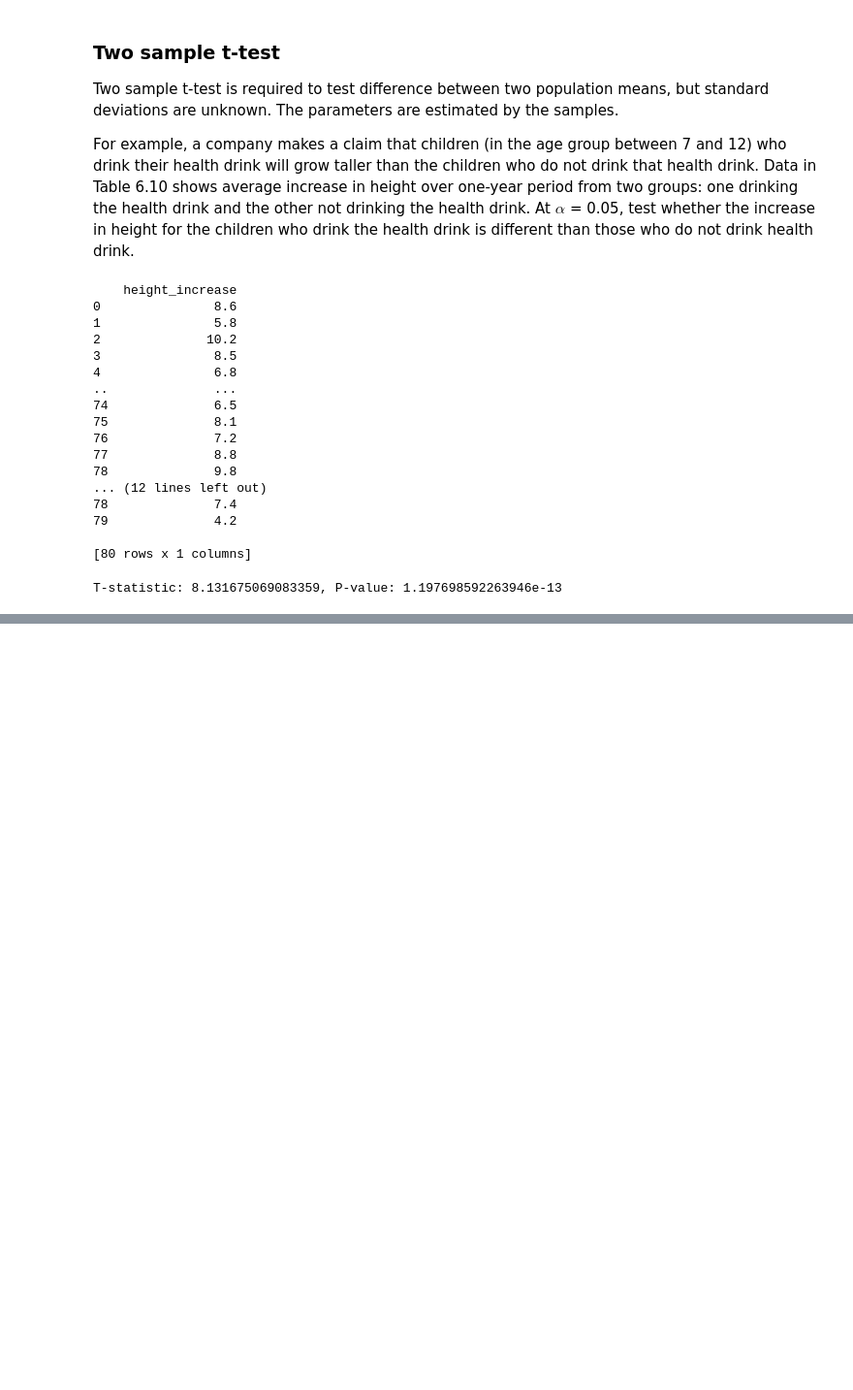
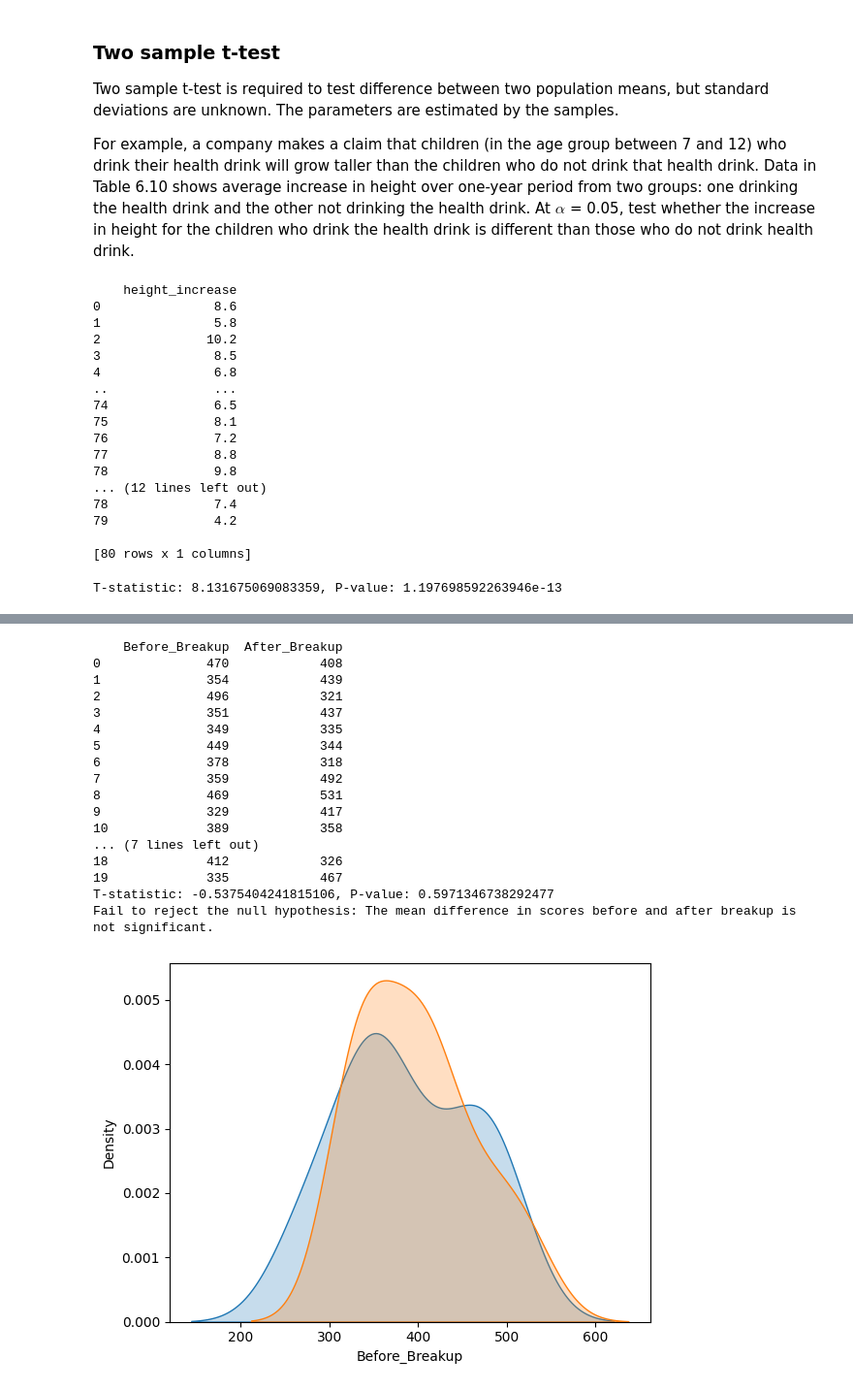
Before and after one commit to sandeepdixit05/machinelearning, a Jupyter notebook: 09 module 02 t test.ipynb, the cells around one changed output, grey strips where cells are left out. Shown at 97% size. Cells and saved outputs as stored; diff of their text form; code cells hidden in the pictures; blank space fills up the shorter version.

Commit message:
Paired T Test

```diff
--- a/09 module 02 t test.ipynb
+++ b/09 module 02 t test.ipynb
@@ -73,0 +86,43 @@ T-statistic: 8.131675069083359, P-value: 1.197698592263946e-13
+# %%
+# Paired Sample T-test
+import pandas as pd
+
+# Read breakups.csv file
+df_breakups = pd.read_csv('breakups.csv')
+print(df_breakups)
+
+# Craete distribution plot for Before_Breakup and After_Breakup
+import seaborn as sns
+
+# kde plot
+sns.kdeplot(df_breakups['Before_Breakup'], label='Before Breakup', fill=True)
+sns.kdeplot(df_breakups['After_Breakup'], label='After Breakup', fill=True)
+
+# Perform paired t-test
+t_statistic, p_value = stats.ttest_rel(df_breakups['Before_Breakup'], df_breakups['After_Breakup'])
+print(f"T-statistic: {t_statistic}, P-value: {p_value}")
+# Make inference for p value if alpha is 0.05
+alpha = 0.05
+if p_value < alpha:
+    print("Reject the null hypothesis: The mean difference in scores before and after breakup is significant.")
+else:
+    print("Fail to reject the null hypothesis: The mean difference in scores before and after breakup is not significant.")
+# %% [output]
+    Before_Breakup  After_Breakup
+0              470            408
+1              354            439
+2              496            321
+3              351            437
+4              349            335
+5              449            344
+6              378            318
+7              359            492
+8              469            531
+9              329            417
+10             389            358
+... (7 lines left out)
+18             412            326
+19             335            467
+T-statistic: -0.5375404241815106, P-value: 0.5971346738292477
+Fail to reject the null hypothesis: The mean difference in scores before and after breakup is not significant.
+[figure, added]
```
Also changed, not shown: parts of 1 cell of this notebook, 1 other file.
